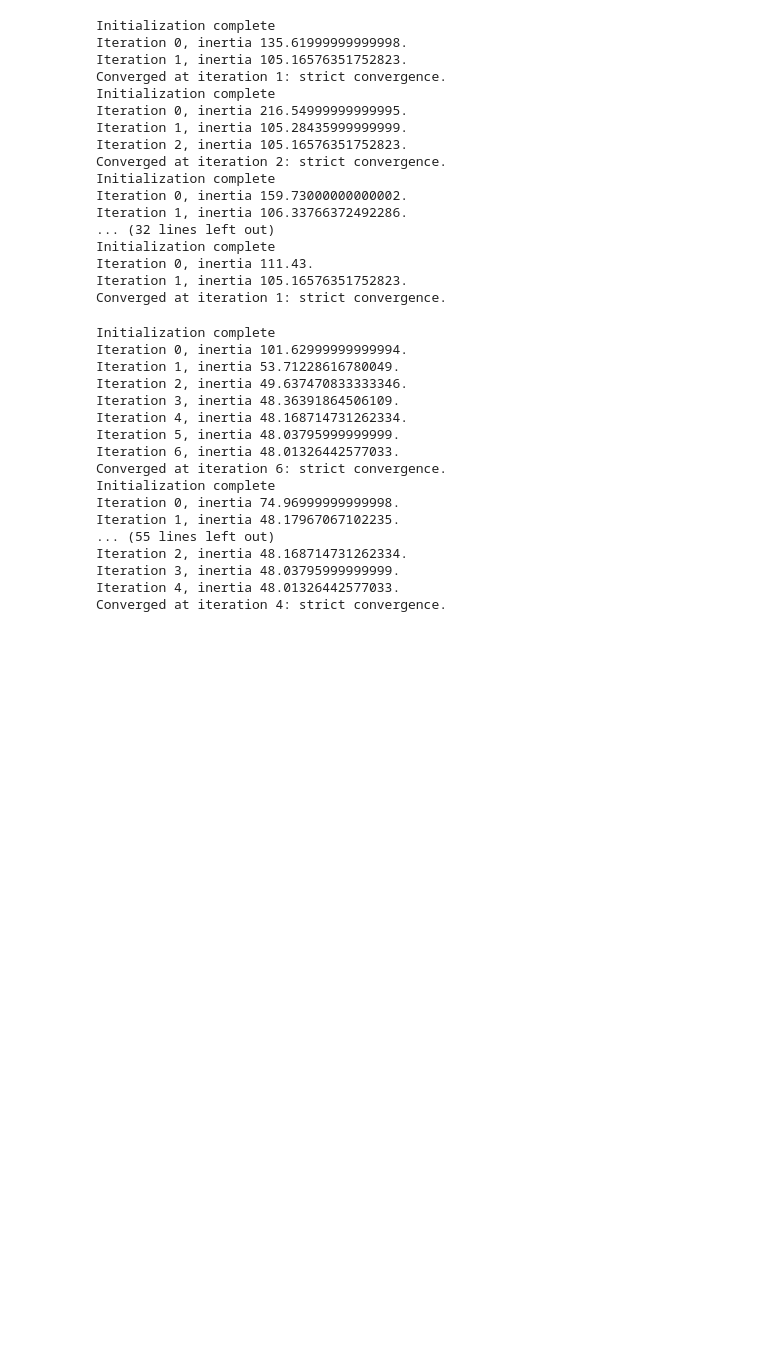
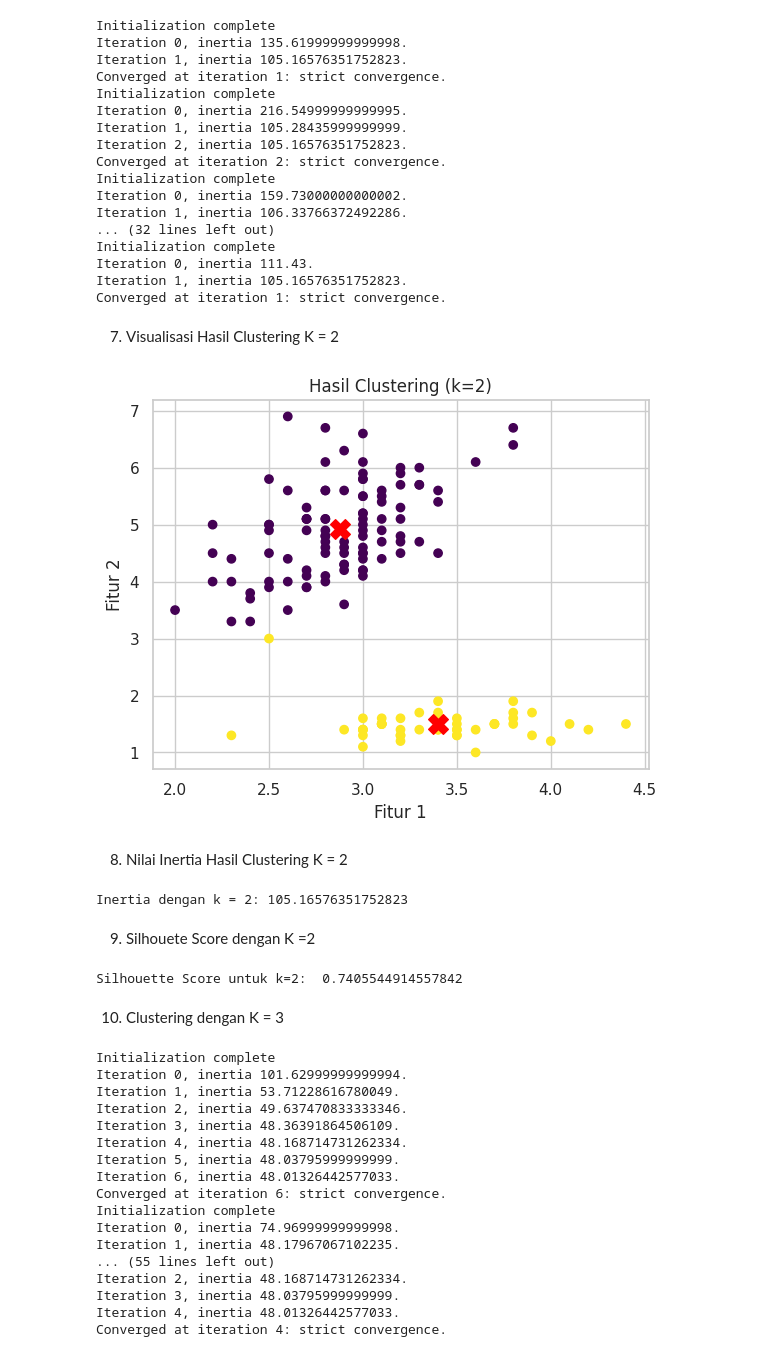
Before and after one commit to Abidayyasy/pendat, a Jupyter notebook: _sources/Bab5.ipynb, the cells around one changed output. Cells and saved outputs as stored; diff of their text form; code cells hidden in the pictures; blank space fills up the shorter version.

```diff
--- a/_sources/Bab5.ipynb
+++ b/_sources/Bab5.ipynb
@@ -291,4 +356,40 @@ Initialization complete
 Iteration 0, inertia 111.43.
 Iteration 1, inertia 105.16576351752823.
 Converged at iteration 1: strict convergence.
+# %% [markdown]
+7. Visualisasi Hasil Clustering K = 2
+# %%
+plt.scatter(val_X[:, 0], val_X[:, 1], c=labelC2, cmap='viridis')
+plt.scatter(centroidsC2[:, 0], centroidsC2[:, 1], c='red', marker='X', s=200)
+plt.title("Hasil Clustering (k=2)")
+plt.xlabel("Fitur 1")
+plt.ylabel("Fitur 2")
+plt.grid(True)
+plt.show()
+# %% [output]
+[figure, added]
+# %% [markdown]
+8. Nilai Inertia Hasil Clustering K = 2
+# %%
+val_X = df.values
+kmeans = KMeans(n_clusters=2, random_state=42)
+kmeans.fit(val_X)
+print("Inertia dengan k = 2:", kmeans.inertia_)
+# %% [output]
+Inertia dengan k = 2: 105.16576351752823
+# %% [markdown]
+9. Silhouete Score dengan K =2
+# %%
+val_X = np.array(df)
+
+k_means = KMeans(n_clusters=2, random_state=42)
+labels = k_means.fit_predict(val_X)
+
+sil_score = silhouette_score(val_X, labels)
+
+print("Silhouette Score untuk k=2: ", sil_score)
+# %% [output]
+Silhouette Score untuk k=2:  0.7405544914557842
+# %% [markdown]
+10. Clustering dengan K = 3
 # %%
```
Also changed, not shown: parts of 38 cells of this notebook, 11 other files.
